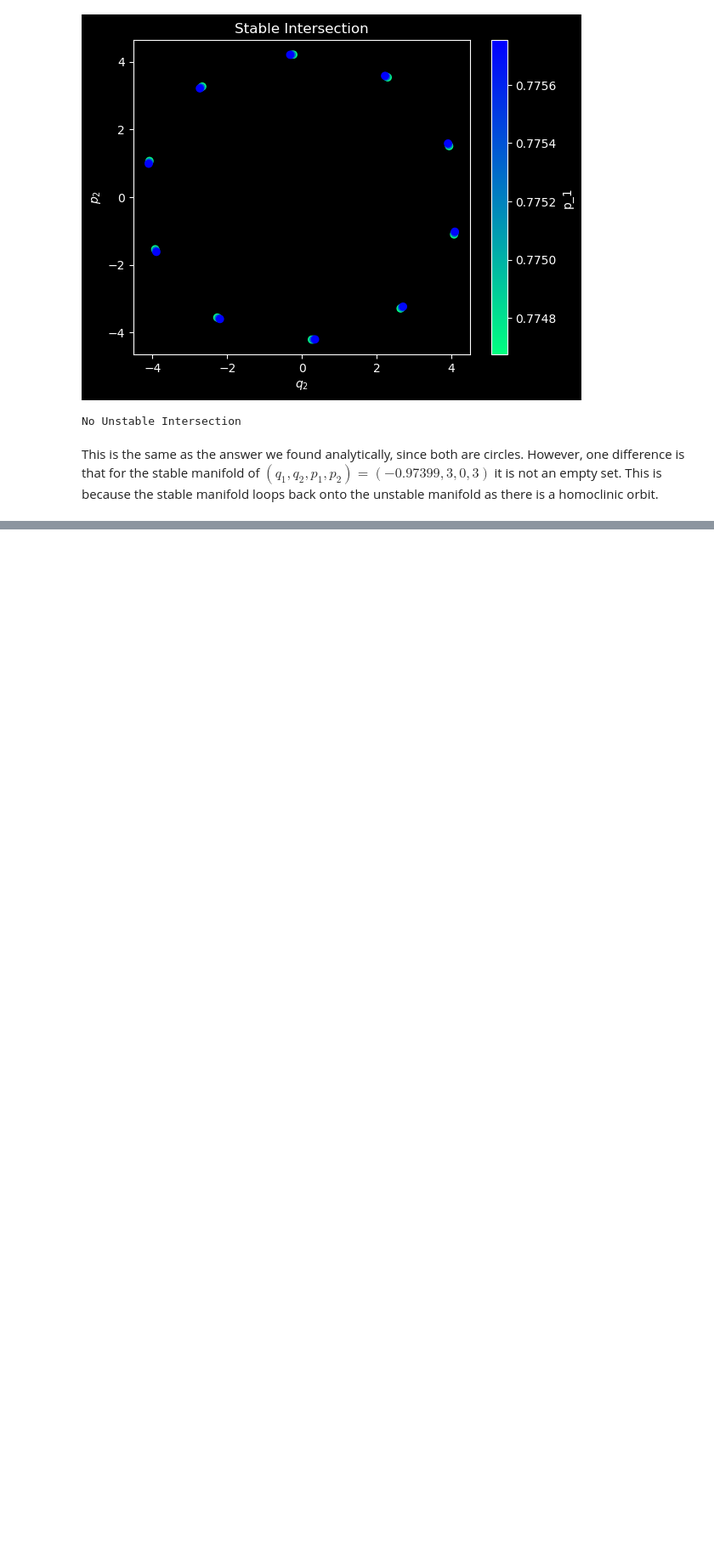
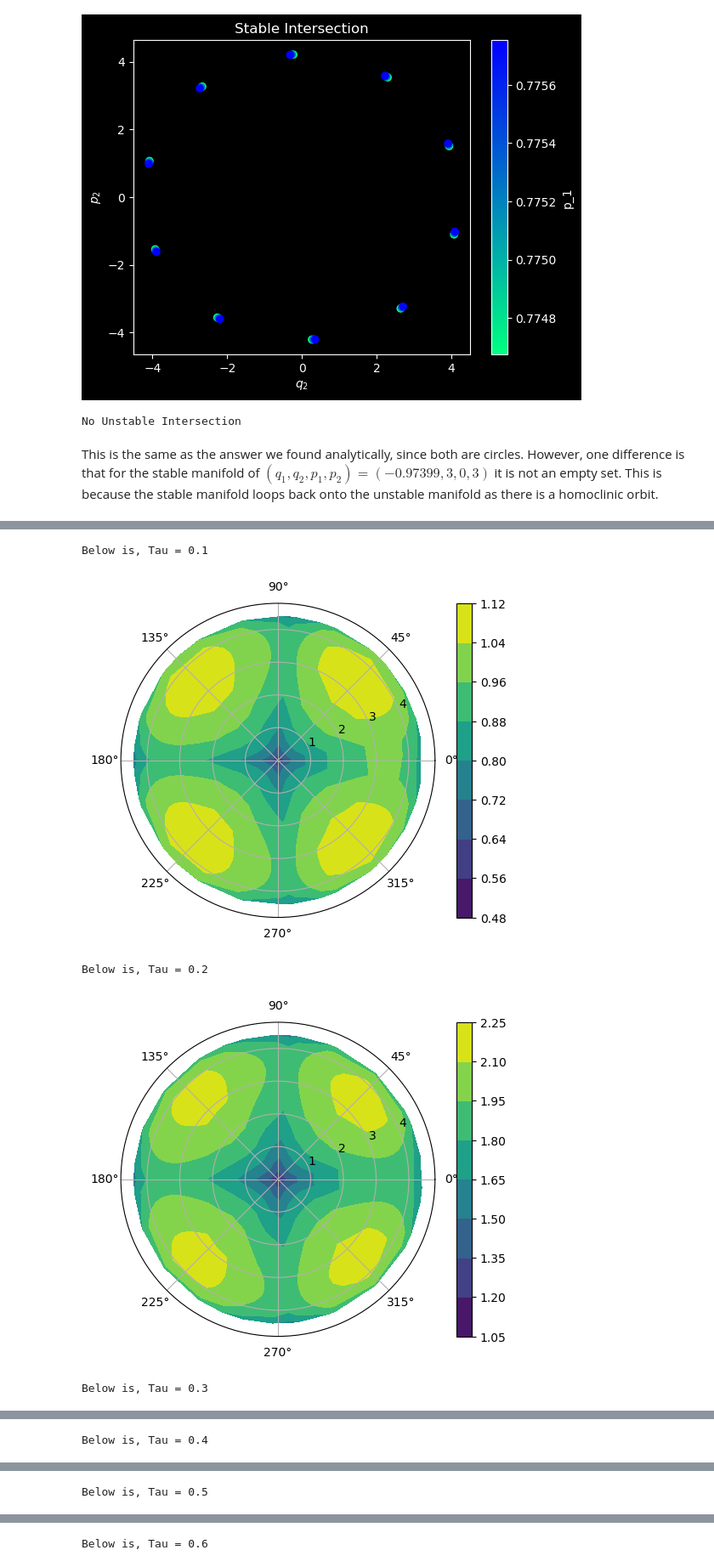
Before and after one commit to Hitthesurf/Helium_Atom, a Jupyter notebook: n-DOF_Hamiltonian_Examples.ipynb, the cells around one changed output, grey strips where cells are left out. Shown at 85% size. Cells and saved outputs as stored; diff of their text form; code cells hidden in the pictures; blank space fills up the shorter version.

Commit message:
Add Lagrangian Descriptor Plots for example 4 and 5

```diff
--- a/n-DOF_Hamiltonian_Examples.ipynb
+++ b/n-DOF_Hamiltonian_Examples.ipynb
@@ -1006,0 +1037,30 @@ This is the same as the answer we found analytically, since both are circles. Ho
+# %%
+
+#-- Generate Data -----------------------------------------
+# Using linspace so that the endpoint of 180 is included...
+azimuths = np.radians(np.linspace(-180, 180, 20))
+zeniths = np.arange(0, 5, 0.2)
+#levels = np.linspace(0,5,100)
+
+r, theta = np.meshgrid(zeniths, azimuths)
+for i in range(1,11):
+    LD = LagrangianDesc(example4and5, 0, 0.5, i/10)
+    rtheta = np.array(np.meshgrid(zeniths, azimuths)).T.reshape(-1,2)
+    value = []
+    for cord in rtheta:
+        value.append(get_M(*cord))
+    value = np.array(value).reshape(len(zeniths),len(azimuths)).T
+
+
+    #-- Plot... ------------------------------------------------
+    fig, ax = plt.subplots(subplot_kw=dict(projection='polar'))
+    cs = ax.contourf(theta, r, value) #, levels=levels)
+    fig.colorbar(cs, ax=ax)
+    print("Below is, Tau = " + str(i/10))
+    plt.show()
+# %% [output]
+Below is, Tau = 0.1
+[figure, added]
+Below is, Tau = 0.2
+[figure, added]
+Below is, Tau = 0.3
@@ -1006,0 +1068 @@ This is the same as the answer we found analytically, since both are circles. Ho
+Below is, Tau = 0.4
@@ -1006,0 +1070 @@ This is the same as the answer we found analytically, since both are circles. Ho
+Below is, Tau = 0.5
@@ -1006,0 +1072 @@ This is the same as the answer we found analytically, since both are circles. Ho
+Below is, Tau = 0.6
```
Also changed, not shown: parts of 9 cells of this notebook.
